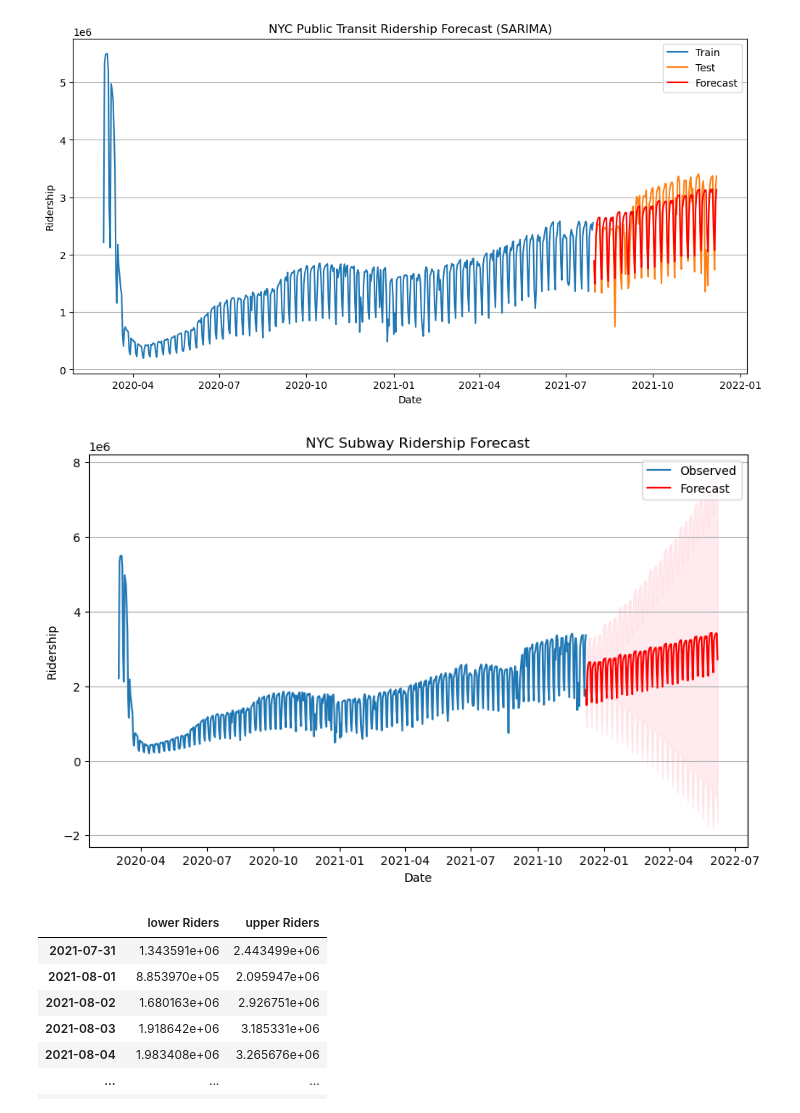
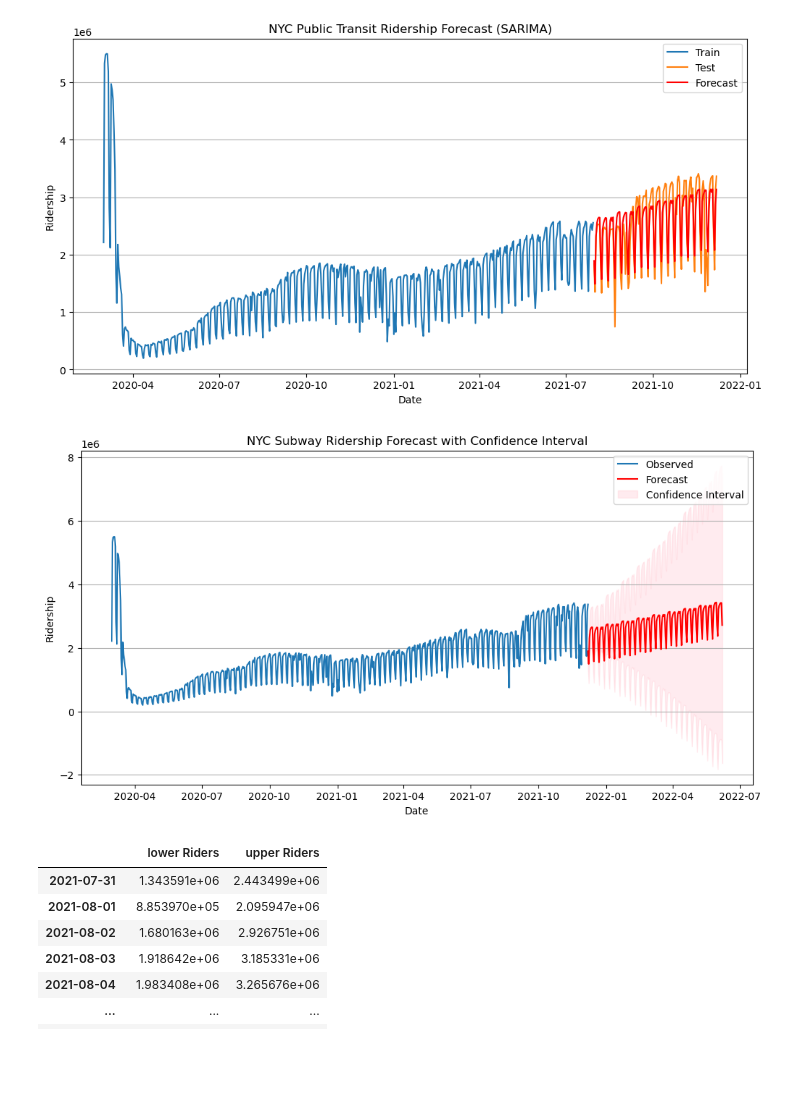
Before and after one commit to tanveerm176/Covid-Subway-Analysis, a Jupyter notebook: Forecasting.ipynb, the cells around one changed output. Drawn from its saved outputs; the diff is of its cells as text; code cells hidden in the pictures; blank space fills up the shorter version.

Commit message:
hyperparameter tuning model and new plots

```diff
--- a/Forecasting.ipynb
+++ b/Forecasting.ipynb
@@ -150,20 +150,20 @@ forecast = result.get_forecast(steps=forecast_steps)
 forecast_index = pd.date_range(start=daily_riders.index[-1], periods=forecast_steps)
 forecast_series = pd.Series(forecast.predicted_mean.values, index=forecast_index)
 # %%
-plt.figure(figsize=(10, 6))
+plt.figure(figsize=(12, 6))
 plt.plot(riders, label='Observed')
 plt.plot(forecast_series, label='Forecast', color='red')
 plt.fill_between(forecast_index,
                  forecast.conf_int().iloc[:, 0],
-                 forecast.conf_int().iloc[:, 1], color='pink', alpha=0.3)
-plt.title('NYC Subway Ridership Forecast')
+                 forecast.conf_int().iloc[:, 1], color='pink', alpha=0.3, label='Confidence Interval')
+plt.title('NYC Subway Ridership Forecast with Confidence Interval')
 plt.xlabel('Date')
 plt.ylabel('Ridership')
 plt.grid(axis='y')
 plt.legend()
 plt.show()
 # %% [output]
-[figure, old version]
+[figure, new version]
 # %%
 forecast.conf_int()
 # %% [output]
```
Also changed, not shown: parts of 4 cells of this notebook, 10 other files.
